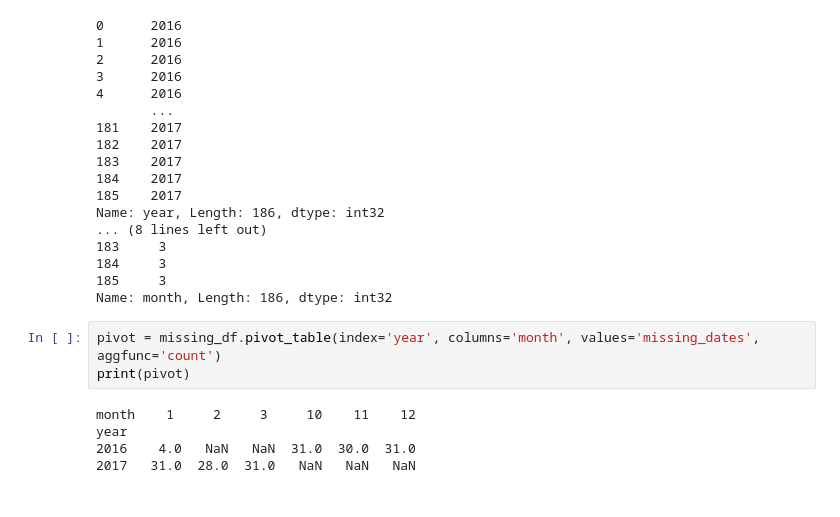
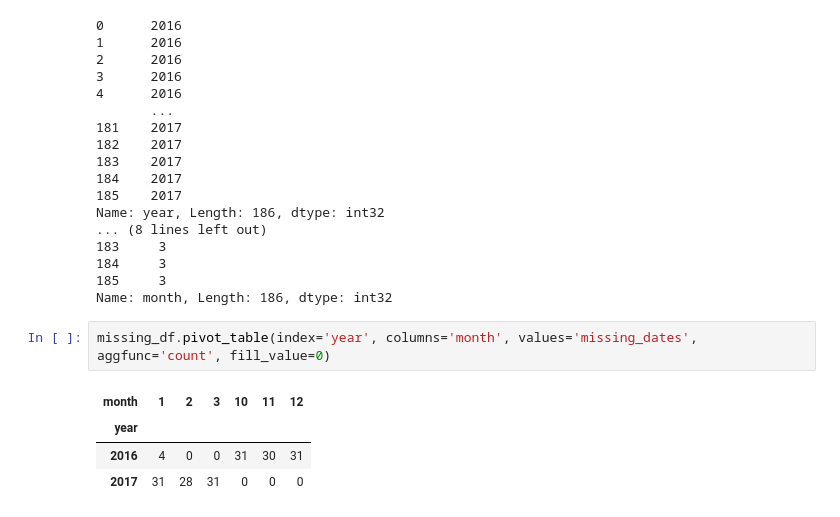
Before and after one commit to Sheryl122/citibike-ridership-model, a Jupyter notebook: code/eda.ipynb, the cells around one changed output. Cells and saved outputs as stored; diff of their text form.

```diff
--- a/code/eda.ipynb
+++ b/code/eda.ipynb
@@ -256,10 +256,9 @@ Name: year, Length: 186, dtype: int32
 185     3
 Name: month, Length: 186, dtype: int32
 # %%
-pivot = missing_df.pivot_table(index='year', columns='month', values='missing_dates', aggfunc='count')
-print(pivot)
+missing_df.pivot_table(index='year', columns='month', values='missing_dates', aggfunc='count', fill_value=0)
 # %% [output]
-month    1     2     3     10    11    12
-year
-2016    4.0   NaN   NaN  31.0  30.0  31.0
-2017   31.0  28.0  31.0   NaN   NaN   NaN
+| month | 1 | 2 | 3 | 10 | 11 | 12 |
+| year |  |  |  |  |  |  |
+| 2016 | 4 | 0 | 0 | 31 | 30 | 31 |
+| 2017 | 31 | 28 | 31 | 0 | 0 | 0 |
```
